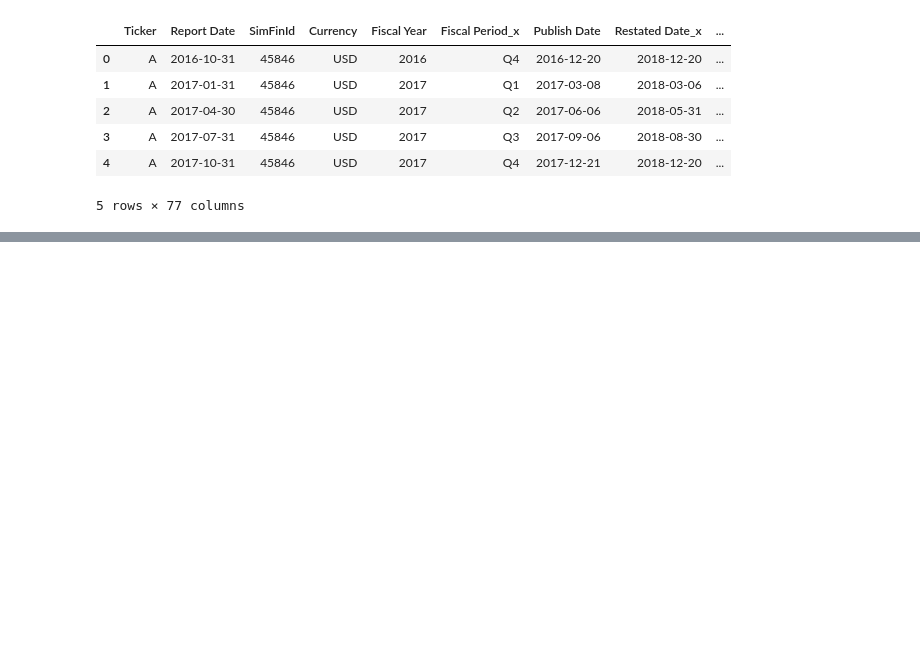
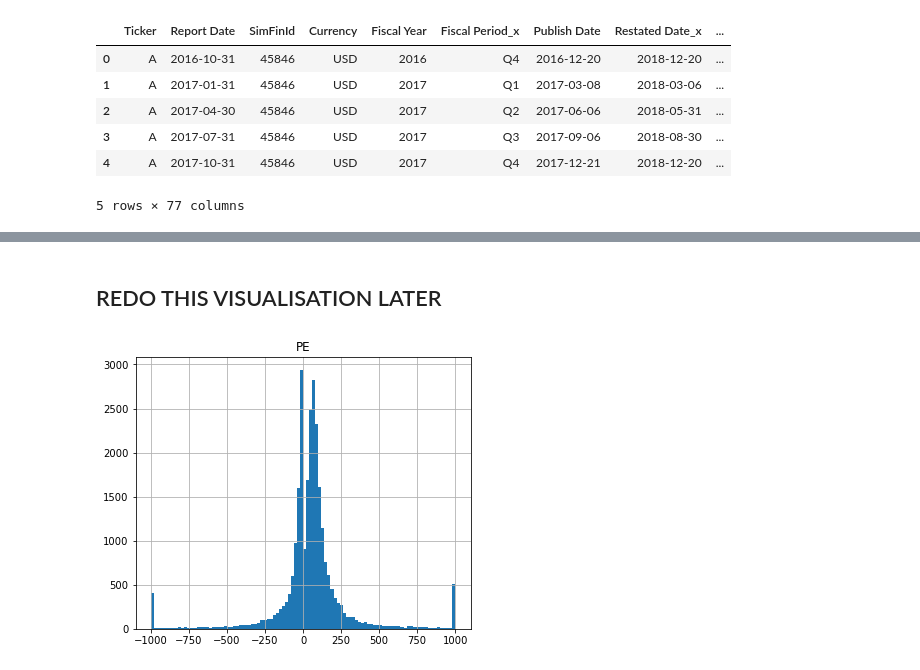
Before and after one commit to ethan-eplee/PortfolioThatBeatsTheMarket, a Jupyter notebook: 03_Capstone - Feature Engineering.ipynb, the cells around one changed output, grey strips where cells are left out. Drawn from its saved outputs; the diff is of its cells as text; code cells hidden in the pictures; blank space fills up the shorter version.

```diff
--- a/03_Capstone - Feature Engineering.ipynb
+++ b/03_Capstone - Feature Engineering.ipynb
@@ -145,0 +172,3 @@ x.head()
+# %%
+X = getRatios(x)
+fixRatios(X)
@@ -145,0 +229,2 @@ x.head()
+# %% [markdown]
+## REDO THIS VISUALISATION LATER
@@ -145,0 +241,7 @@ x.head()
+# %%
+# See one of the distributions
+k=X.keys()[2] # Try different numbers, 0-14.
+X[k].hist(bins=100, figsize=(6,5))
+plt.title(k);
+# %% [output]
+[figure, added]
```
Also changed, not shown: parts of 9 cells of this notebook.
